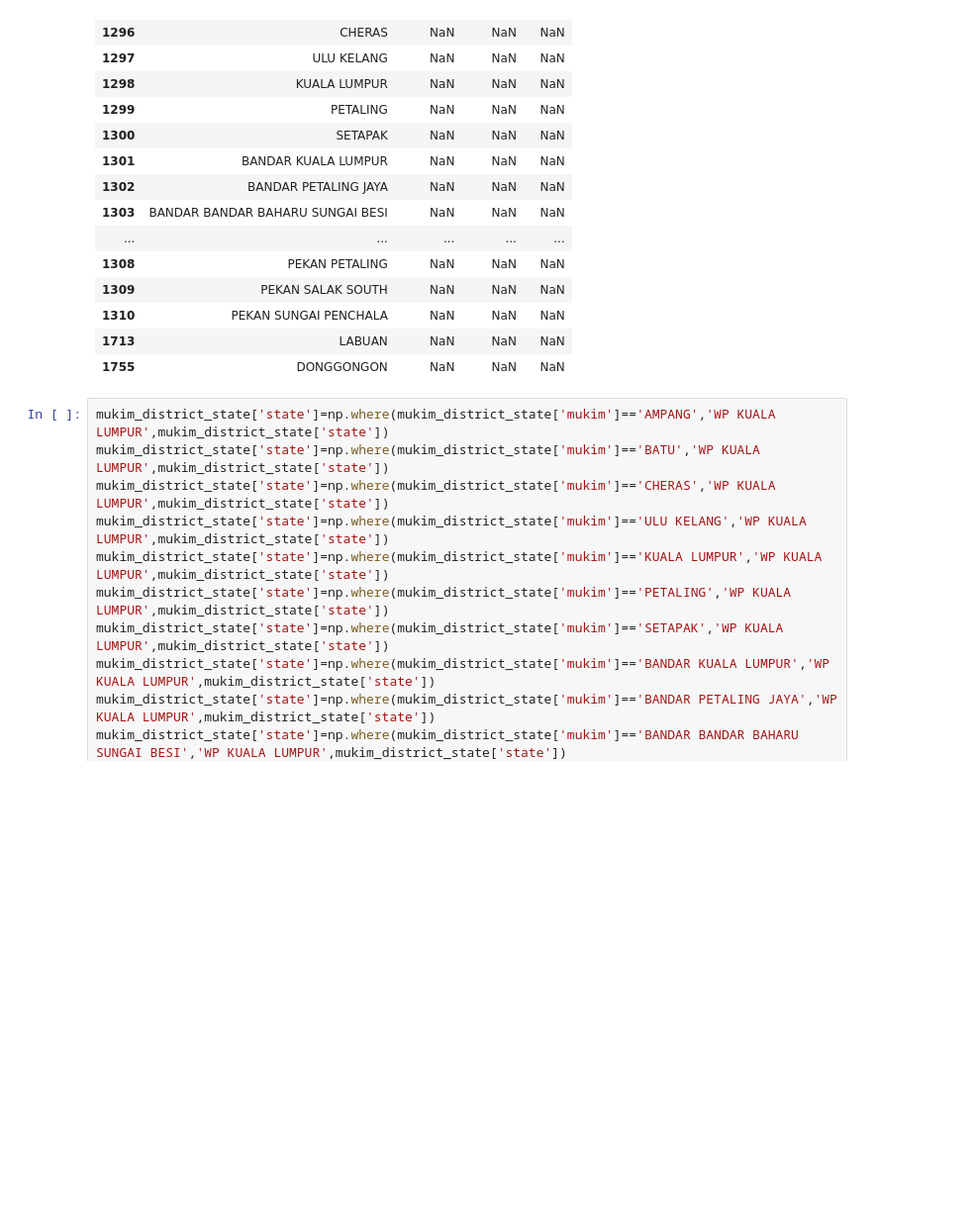
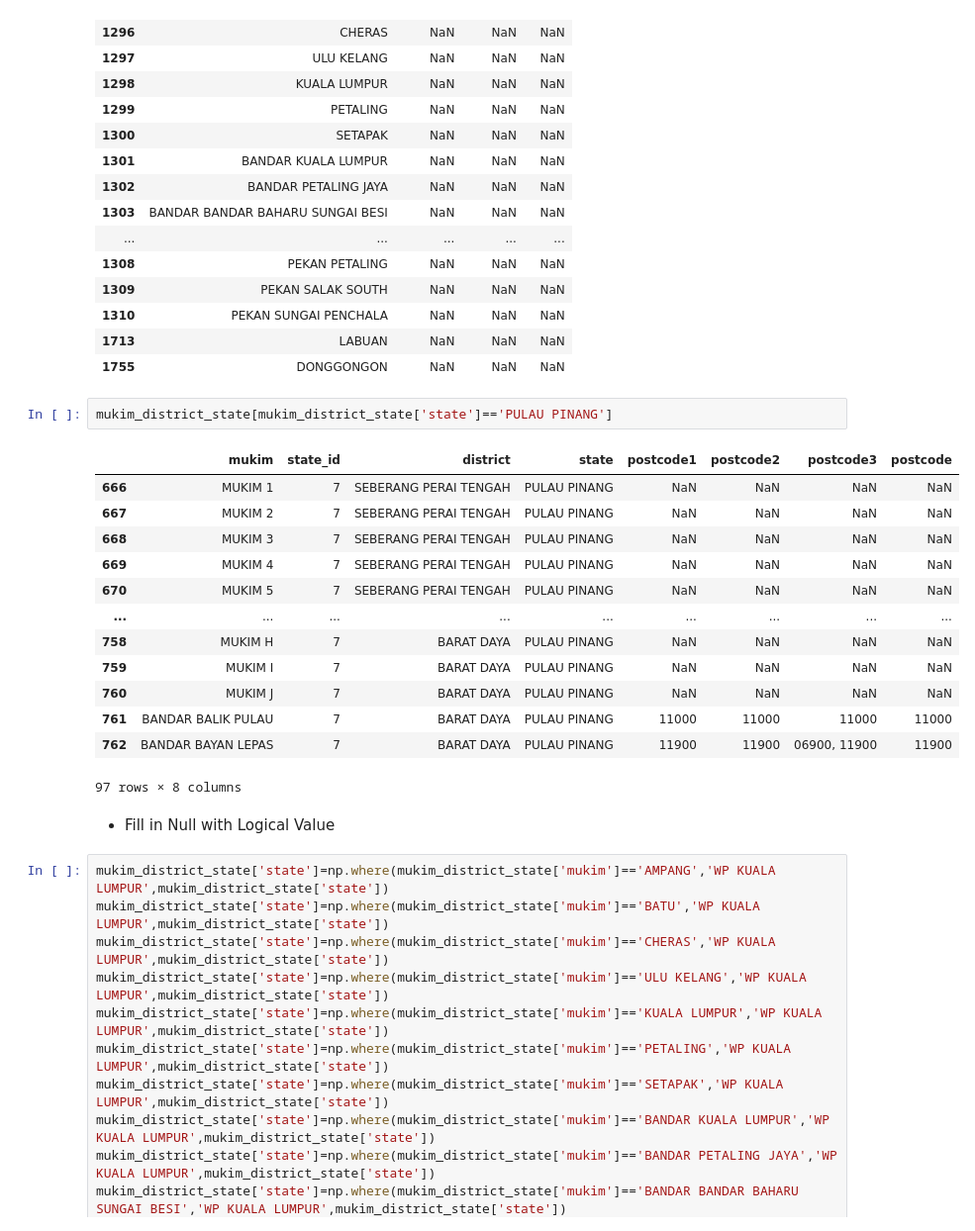
Before and after one commit to izardy/malaysia-postcode-mapper, a Jupyter notebook: data-prep.ipynb, the cells around one changed output. Shown: that part at 99% size. Saved outputs shown, nothing was run; the diff lists cells and outputs as text; blank space fills up the shorter version.

```diff
--- a/data-prep.ipynb
+++ b/data-prep.ipynb
@@ -121,6 +133,24 @@ mukim_district_state[mukim_district_state['state'].isnull()]
 | 1310 | PEKAN SUNGAI PENCHALA | NaN | NaN | NaN |
 | 1713 | LABUAN | NaN | NaN | NaN |
 | 1755 | DONGGONGON | NaN | NaN | NaN |
+# %%
+mukim_district_state[mukim_district_state['state']=='PULAU PINANG']
+# %% [output]
+|  | mukim | state_id | district | state | postcode1 | postcode2 | postcode3 | postcode |
+| 666 | MUKIM 1 | 7 | SEBERANG PERAI TENGAH | PULAU PINANG | NaN | NaN | NaN | NaN |
+| 667 | MUKIM 2 | 7 | SEBERANG PERAI TENGAH | PULAU PINANG | NaN | NaN | NaN | NaN |
+| 668 | MUKIM 3 | 7 | SEBERANG PERAI TENGAH | PULAU PINANG | NaN | NaN | NaN | NaN |
+| 669 | MUKIM 4 | 7 | SEBERANG PERAI TENGAH | PULAU PINANG | NaN | NaN | NaN | NaN |
+| 670 | MUKIM 5 | 7 | SEBERANG PERAI TENGAH | PULAU PINANG | NaN | NaN | NaN | NaN |
+| ... | ... | ... | ... | ... | ... | ... | ... | ... |
+| 758 | MUKIM H | 7 | BARAT DAYA | PULAU PINANG | NaN | NaN | NaN | NaN |
+| 759 | MUKIM I | 7 | BARAT DAYA | PULAU PINANG | NaN | NaN | NaN | NaN |
+| 760 | MUKIM J | 7 | BARAT DAYA | PULAU PINANG | NaN | NaN | NaN | NaN |
+| 761 | BANDAR BALIK PULAU | 7 | BARAT DAYA | PULAU PINANG | 11000 | 11000 | 11000 | 11000 |
+| 762 | BANDAR BAYAN LEPAS | 7 | BARAT DAYA | PULAU PINANG | 11900 | 11900 | 06900, 11900 | 11900 |
+97 rows × 8 columns
+# %% [markdown]
+- Fill in Null with Logical Value
 # %%
 mukim_district_state['state']=np.where(mukim_district_state['mukim']=='AMPANG','WP KUALA LUMPUR',mukim_district_state['state'])
 mukim_district_state['state']=np.where(mukim_district_state['mukim']=='BATU','WP KUALA LUMPUR',mukim_district_state['state'])
```
Also changed, not shown: parts of 72 cells of this notebook, 12 other files.
